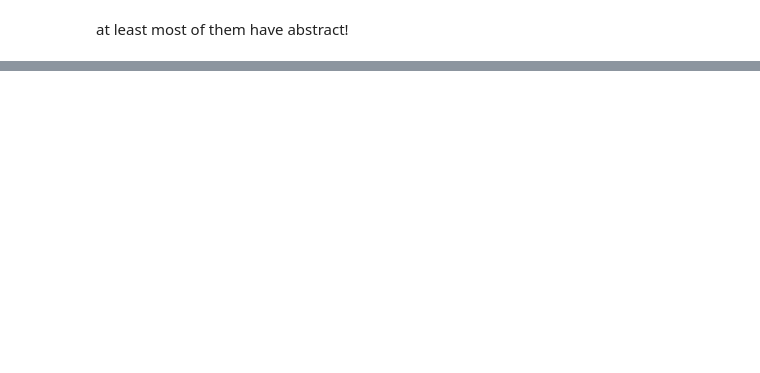
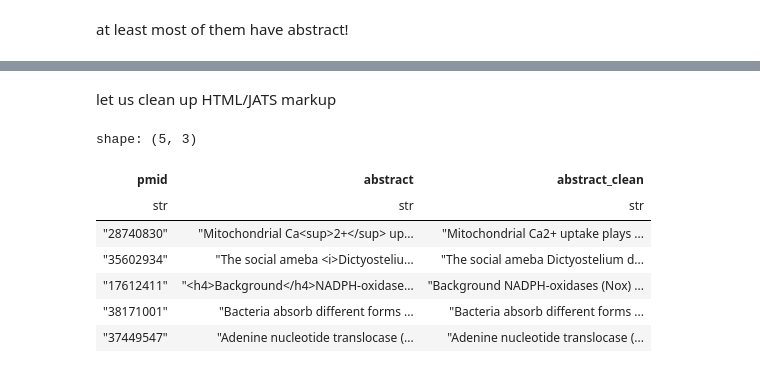
Before and after one commit to fulaibaowang/dictycite, a Jupyter notebook: get_dicty_literatures.ipynb, the cells around one changed output, grey strips where cells are left out. Saved outputs shown, nothing was run; the diff lists cells and outputs as text; code cells hidden in the pictures; blank space fills up the shorter version.

```diff
--- a/get_dicty_literatures.ipynb
+++ b/get_dicty_literatures.ipynb
@@ -703,0 +819,41 @@ at least most of them have abstract!
+# %% [markdown]
+let us clean up HTML/JATS markup
+# %%
+def unescape(s: str | None) -> str | None:
+    return None if s is None else html.unescape(s)
+
+df_abs_clean = df_abs.with_columns(
+    pl.col("abstract")
+    # decode entities like &amp; &lt; etc
+    .map_elements(unescape, return_dtype=pl.Utf8)
+    # add newlines after headings / paragraphs / breaks
+    .str.replace_all(r"</h[1-6]>", "\n")
+    .str.replace_all(r"</p>", "\n")
+    .str.replace_all(r"<br\s*/?>", "\n")
+    # drop heading open tags (<h4 ...>) and all remaining tags (<i>, <sup>, <sub>, ...)
+    .str.replace_all(r"<h[1-6][^>]*>", "")
+    .str.replace_all(r"</?[^>]+>", "")
+    # whitespace normalization
+    .str.replace_all(r"\r\n", "\n")
+    .str.replace_all(r"[ \t]+", " ")
+    .str.replace_all(r"\n{3,}", "\n\n")
+    .str.strip_chars()
+    .alias("abstract_clean")
+)
+# %%
+with_tags = df_abs.filter(pl.col("abstract").str.contains(r"<[^>]+>")).head(5)
+
+with pl.Config(fmt_str_lengths=2000):
+    display(
+        df_abs_clean.join(with_tags.select("pmid"), on="pmid", how="inner")
+                   .select(["pmid", "abstract", "abstract_clean"])
+    )
+# %% [output]
+shape: (5, 3)
+| pmid | abstract | abstract_clean |
+| str | str | str |
+| "28740830" | "Mitochondrial Ca<sup>2+</sup> up... | "Mitochondrial Ca2+ uptake plays ... |
+| "35602934" | "The social ameba <i>Dictyosteliu... | "The social ameba Dictyostelium d... |
+| "17612411" | "<h4>Background</h4>NADPH-oxidase... | "Background NADPH-oxidases (Nox) ... |
+| "38171001" | "Bacteria absorb different forms ... | "Bacteria absorb different forms ... |
+| "37449547" | "Adenine nucleotide translocase (... | "Adenine nucleotide translocase (... |
```
Also changed, not shown: parts of 9 cells of this notebook, 1 other file.
